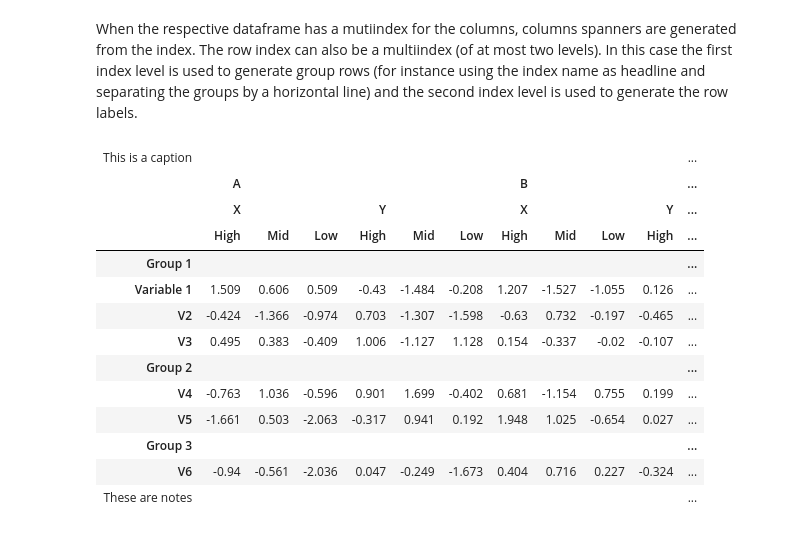
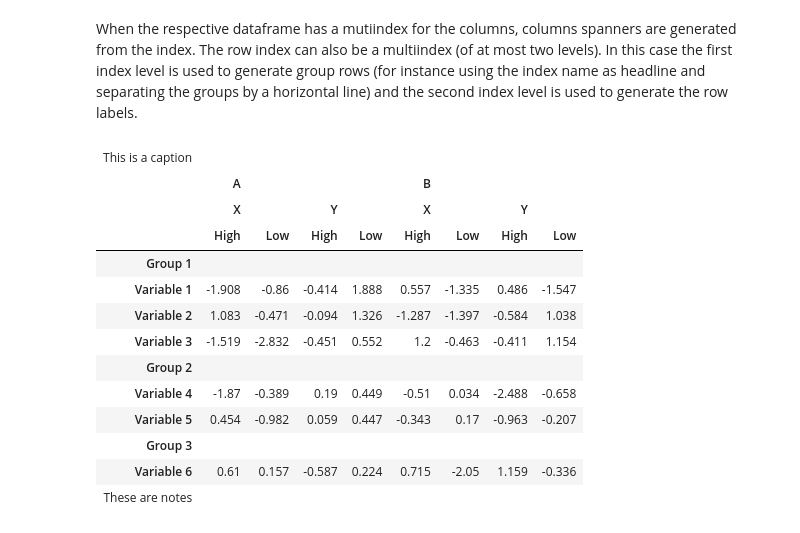
Before and after one commit to py-econometrics/maketables, a Jupyter notebook: docs/MTable.ipynb, the cells around one changed output. Cells and saved outputs as stored; diff of their text form; code cells hidden in the pictures.

```diff
--- a/docs/MTable.ipynb
+++ b/docs/MTable.ipynb
@@ -36,50 +36,32 @@ When the respective dataframe has a mutiindex for the columns, columns spanners
 # %%
 # Create a multiindex dataframe with random data
 row_index = pd.MultiIndex.from_tuples(
     [
         ("Group 1", "Variable 1"),
         ("Group 1", "Variable 2"),
         ("Group 1", "Variable 3"),
         ("Group 2", "Variable 4"),
         ("Group 2", "Variable 5"),
         ("Group 3", "Variable 6"),
     ]
 )
 
 col_index = pd.MultiIndex.from_product([["A", "B"], ["X", "Y"], ["High", "Low"]])
 df = pd.DataFrame(np.random.randn(6, 8).round(3), index=row_index, columns=col_index)
 
-t=mt.MTable(df=df, caption="This is a caption", notes="These are notes")
+mt.MTable(df=df, caption="This is a caption", notes="These are notes")
+# %% [output]
+| This is a caption |  |  |  |  |  |  |  |  |
+|  | A |  |  |  | B |  |  |  |
+|  | X |  | Y |  | X |  | Y |  |
+|  | High | Low | High | Low | High | Low | High | Low |
+| Group 1 |  |  |  |  |  |  |  |  |
+| Variable 1 | -1.908 | -0.86 | -0.414 | 1.888 | 0.557 | -1.335 | 0.486 | -1.547 |
+| Variable 2 | 1.083 | -0.471 | -0.094 | 1.326 | -1.287 | -1.397 | -0.584 | 1.038 |
+| Variable 3 | -1.519 | -2.832 | -0.451 | 0.552 | 1.2 | -0.463 | -0.411 | 1.154 |
+| Group 2 |  |  |  |  |  |  |  |  |
+| Variable 4 | -1.87 | -0.389 | 0.19 | 0.449 | -0.51 | 0.034 | -2.488 | -0.658 |
+| Variable 5 | 0.454 | -0.982 | 0.059 | 0.447 | -0.343 | 0.17 | -0.963 | -0.207 |
+| Group 3 |  |  |  |  |  |  |  |  |
+| Variable 6 | 0.61 | 0.157 | -0.587 | 0.224 | 0.715 | -2.05 | 1.159 | -0.336 |
+| These are notes |  |  |  |  |  |  |  |  |
-# %%
-# Create a multiindex dataframe with random data
-row_index = pd.MultiIndex.from_tuples(
-    [
-        ("Group 1", "Variable 1"),
-        ("Group 1", "V2"),
-        ("Group 1", "V3"),
-        ("Group 2", "V4"),
-        ("Group 2", "V5"),
-        ("Group 3", "V6"),
-    ]
-)
-
-col_index = pd.MultiIndex.from_product([["A", "B"], ["X", "Y"], ["High", "Mid", "Low"]])
-df = pd.DataFrame(np.random.randn(6, 12).round(3), index=row_index, columns=col_index)
-
-t=mt.MTable(df=df, caption="This is a caption", notes="These are notes", rgroup_sep="b")
-t.save(type="typst", file_name="../output/table.typ", replace=True)
-# %% [output]
-| This is a caption |  |  |  |  |  |  |  |  |  |  | ... |
-|  | A |  |  |  |  |  | B |  |  |  | ... |
-|  | X |  |  | Y |  |  | X |  |  | Y | ... |
-|  | High | Mid | Low | High | Mid | Low | High | Mid | Low | High | ... |
-| Group 1 |  |  |  |  |  |  |  |  |  |  | ... |
-| Variable 1 | 1.509 | 0.606 | 0.509 | -0.43 | -1.484 | -0.208 | 1.207 | -1.527 | -1.055 | 0.126 | ... |
-| V2 | -0.424 | -1.366 | -0.974 | 0.703 | -1.307 | -1.598 | -0.63 | 0.732 | -0.197 | -0.465 | ... |
-| V3 | 0.495 | 0.383 | -0.409 | 1.006 | -1.127 | 1.128 | 0.154 | -0.337 | -0.02 | -0.107 | ... |
-| Group 2 |  |  |  |  |  |  |  |  |  |  | ... |
-| V4 | -0.763 | 1.036 | -0.596 | 0.901 | 1.699 | -0.402 | 0.681 | -1.154 | 0.755 | 0.199 | ... |
-| V5 | -1.661 | 0.503 | -2.063 | -0.317 | 0.941 | 0.192 | 1.948 | 1.025 | -0.654 | 0.027 | ... |
-| Group 3 |  |  |  |  |  |  |  |  |  |  | ... |
-| V6 | -0.94 | -0.561 | -2.036 | 0.047 | -0.249 | -1.673 | 0.404 | 0.716 | 0.227 | -0.324 | ... |
-| These are notes |  |  |  |  |  |  |  |  |  |  | ... |
```
Also changed, not shown: parts of 16 cells of this notebook, 18 other files.
